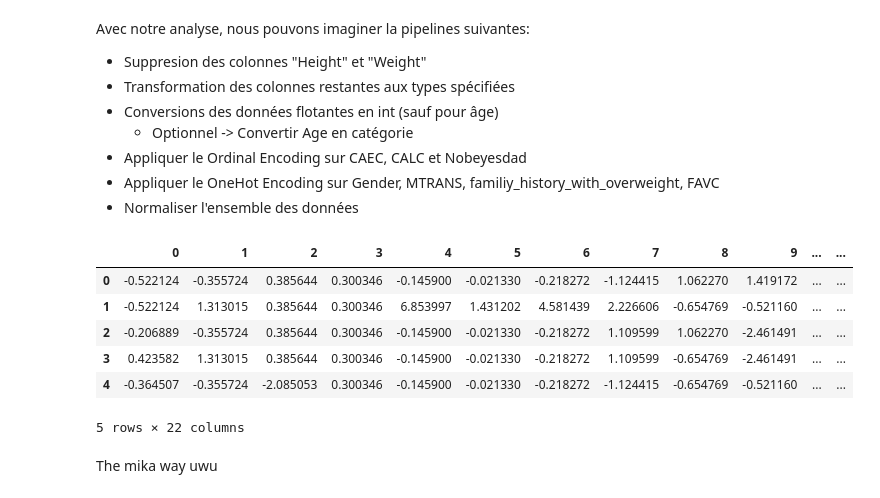
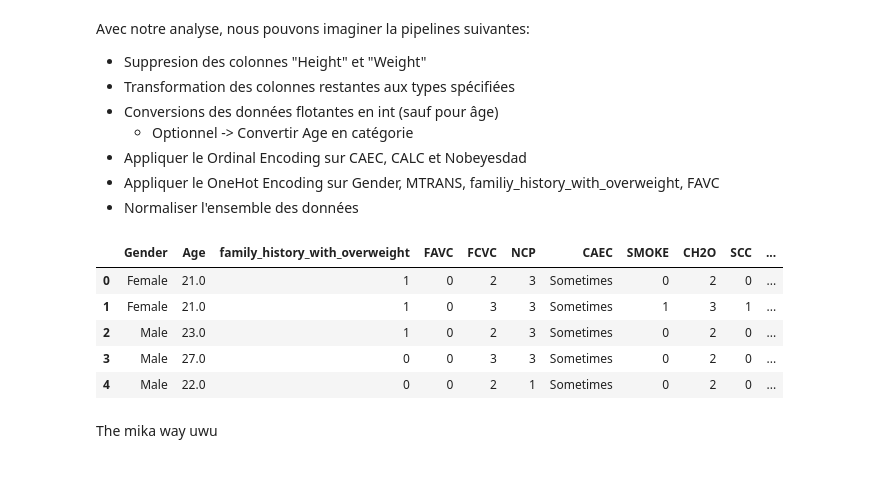
Before and after one commit to matteodcr/mgl869, a Jupyter notebook: notebook_finale.ipynb, the cells around one changed output. Drawn from its saved outputs; the diff is of its cells as text; code cells hidden in the pictures.

```diff
--- a/notebook_finale.ipynb
+++ b/notebook_finale.ipynb
@@ -40,8 +40,8 @@ df2 = df.copy()
 df2[["Gender", "CAEC", "CALC", "MTRANS", "NObeyesdad"]] = df2[["Gender", "CAEC", "CALC", "MTRANS", "NObeyesdad"]].astype("category")
 
 # Object to binary
-df2["family_history_with_overweight"] = df["family_history_with_overweight"].map({"yes": True, "no": False})
-df2["FAVC"] = df["FAVC"].map({"yes": True, "no": False})
+df2["family_history_with_overweight"] = df["family_history_with_overweight"].map({"yes": 1, "no": False})
+df2["FAVC"] = df["FAVC"].map({"yes": 1, "no": False})
 df2["SMOKE"] = df["SMOKE"].map({"yes": True, "no": False})
 df2["SCC"] = df["SCC"].map({"yes": True, "no": False})
 
@@ -274,52 +274,35 @@ Avec notre analyse, nous pouvons imaginer la pipelines suivantes:
 - Appliquer le OneHot Encoding sur Gender, MTRANS, familiy_history_with_overweight, FAVC
 - Normaliser l'ensemble des données
 # %%
-def prepareData(df) -> pd.DataFrame:
+def cleanUpData(df) -> pd.DataFrame:
     # Drop columns
     prepared_df = df.drop(columns=["Height", "Weight"])
 
     # Objects to category
     prepared_df[["Gender", "CAEC", "CALC", "MTRANS", "NObeyesdad"]] = prepared_df[["Gender", "CAEC", "CALC", "MTRANS", "NObeyesdad"]].astype("category")
 
     # Object to binary
-    prepared_df["family_history_with_overweight"] = prepared_df["family_history_with_overweight"].map({"yes": True, "no": False})
-    prepared_df["FAVC"] = prepared_df["FAVC"].map({"yes": True, "no": False})
-    prepared_df["SMOKE"] = prepared_df["SMOKE"].map({"yes": True, "no": False})
-    prepared_df["SCC"] = prepared_df["SCC"].map({"yes": True, "no": False})
+    prepared_df["family_history_with_overweight"] = prepared_df["family_history_with_overweight"].map({"yes": 1, "no": 0})
+    prepared_df["FAVC"] = prepared_df["FAVC"].map({"yes": 1, "no": 0})
+    prepared_df["SMOKE"] = prepared_df["SMOKE"].map({"yes": 1, "no": 0})
+    prepared_df["SCC"] = prepared_df["SCC"].map({"yes": 1, "no": 0})
 
-    # Float to int
-    prepared_df[["FCVC", "TUE"]] = prepared_df[["FCVC", "TUE"]].astype("int")
-
-    # Transform senseless floats into ints
-    for col in ["NCP", "CH2O", "FAF"]:
+    # Transform floats into ints
+    for col in ["NCP", "CH2O", "FAF","FCVC", "TUE"]:
         #round to nearest whole number
         prepared_df[col] = round(prepared_df[col]).astype('int')
 
-    # Ordinal encoding
-    ord_enc = OrdinalEncoder()
-    prepared_df[["CAEC", "CALC", "NObeyesdad"]] = ord_enc.fit_transform(prepared_df[["CAEC", "CALC", "NObeyesdad"]])
-
-    # One Hot encoding
-    prepared_df = pd.get_dummies(prepared_df, columns=["Gender", "MTRANS", "family_history_with_overweight", "FAVC"])
-    prepared_df.replace({False: 0, True: 1}, inplace=True)
-
-    #Standard scaling
-
-    std_scale = StandardScaler()
-    prepared_df = std_scale.fit_transform(prepared_df)
-
     return pd.DataFrame(prepared_df)
 
-df_final = prepareData(df)
+df_final = cleanUpData(df)
 df_final.head()
 # %% [output]
-|  | 0 | 1 | 2 | 3 | 4 | 5 | 6 | 7 | 8 | 9 | ... | ... |
-| 0 | -0.522124 | -0.355724 | 0.385644 | 0.300346 | -0.145900 | -0.021330 | -0.218272 | -1.124415 | 1.062270 | 1.419172 | ... | ... |
-| 1 | -0.522124 | 1.313015 | 0.385644 | 0.300346 | 6.853997 | 1.431202 | 4.581439 | 2.226606 | -0.654769 | -0.521160 | ... | ... |
-| 2 | -0.206889 | -0.355724 | 0.385644 | 0.300346 | -0.145900 | -0.021330 | -0.218272 | 1.109599 | 1.062270 | -2.461491 | ... | ... |
-| 3 | 0.423582 | 1.313015 | 0.385644 | 0.300346 | -0.145900 | -0.021330 | -0.218272 | 1.109599 | -0.654769 | -2.461491 | ... | ... |
-| 4 | -0.364507 | -0.355724 | -2.085053 | 0.300346 | -0.145900 | -0.021330 | -0.218272 | -1.124415 | -0.654769 | -0.521160 | ... | ... |
+|  | Gender | Age | family_history_with_overweight | FAVC | FCVC | NCP | CAEC | SMOKE | CH2O | SCC | ... |
+| 0 | Female | 21.0 | 1 | 0 | 2 | 3 | Sometimes | 0 | 2 | 0 | ... |
+| 1 | Female | 21.0 | 1 | 0 | 3 | 3 | Sometimes | 1 | 3 | 1 | ... |
+| 2 | Male | 23.0 | 1 | 0 | 2 | 3 | Sometimes | 0 | 2 | 0 | ... |
+| 3 | Male | 27.0 | 0 | 0 | 3 | 3 | Sometimes | 0 | 2 | 0 | ... |
+| 4 | Male | 22.0 | 0 | 0 | 2 | 1 | Sometimes | 0 | 2 | 0 | ... |
-5 rows × 22 columns
 # %% [markdown]
 The mika way uwu
 # %%
```
Also changed, not shown: parts of 6 cells of this notebook.
